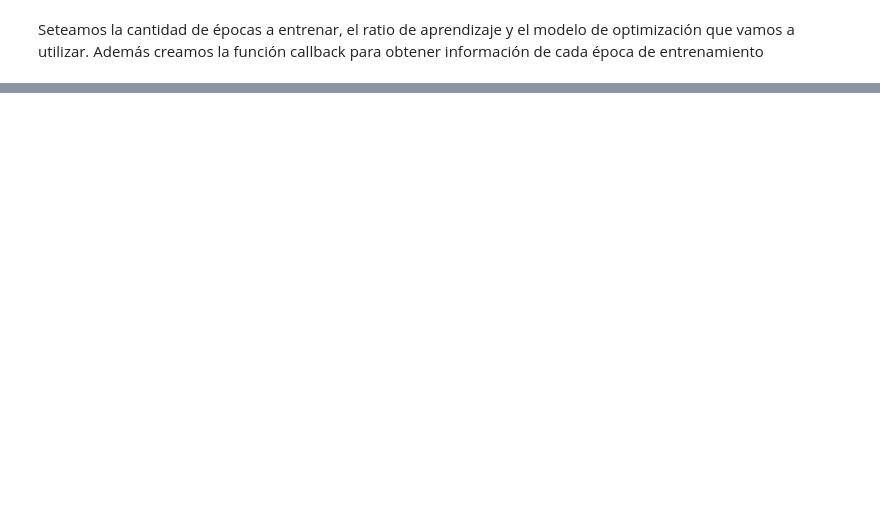
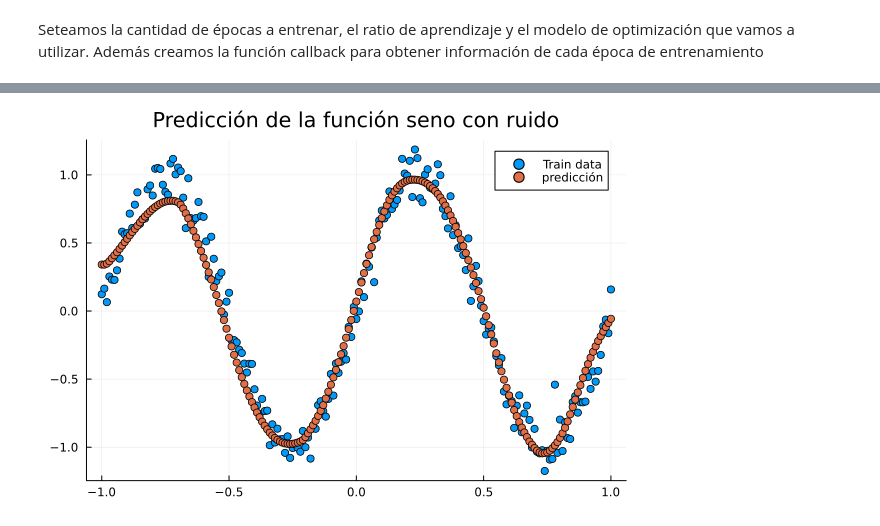
Before and after one commit to jp6879/TrackVersionsProgramsGit, a Jupyter notebook: MLTraining/1/1.4NN_NODEs.ipynb, the cells around one changed output, grey strips where cells are left out. Saved outputs shown, nothing was run; the diff lists cells and outputs as text; code cells hidden in the pictures; blank space fills up the shorter version.

```diff
--- a/MLTraining/1/1.4NN_NODEs.ipynb
+++ b/MLTraining/1/1.4NN_NODEs.ipynb
@@ -30,7 +34,7 @@ scatter(t_train[1,:], y_train[1,:], label="training data", title="Sine function
 # %%
-dudt = Chain(x -> 2π*cos.(2π.*x),
-            Dense(1 => 30, relu),
+dudt = Chain(Dense(21 => 30, celu),
+            Dense(30 => 30, relu),
             Dense(30 => 25, relu),
-            Dense(25 => 1, tanh_fast))
+            Dense(25 => 21, tanh_fast))
 # %% [output]
 Chain(
@@ -57,0 +48,11 @@ predict_n_ode (generic function with 1 method)
+# %%
+diffeqarray_to_array(x) = reshape(x, size(x)[1:2])
+
+n_ode = NeuralODE(dudt, tspan, Tsit5(), save_everystep = false,
+reltol = 1e-3, abstol = 1e-3, save_start = false)
+n_ode = AugmentedNDELayer(n_ode, 20)
+ps = n_ode.p
+model = Chain((x, p = n_ode.p) -> n_ode(x, p),
+                Array,
+                diffeqarray_to_array,
+                Dense(21, 1))
@@ -83 +121,6 @@ Seteamos la cantidad de épocas a entrenar, el ratio de aprendizaje y el modelo
+# %%
+scatter(t_train[1,:],y_train[1,:], label="Train data", title="Predicción de la función seno con ruido")
+scatter!(t_train[1,:],model(t_train)[1,:],label = "predicción")
+# %% [output]
+[figure, added]
 # %%
```
Also changed, not shown: parts of 14 cells of this notebook, 9 other files.
